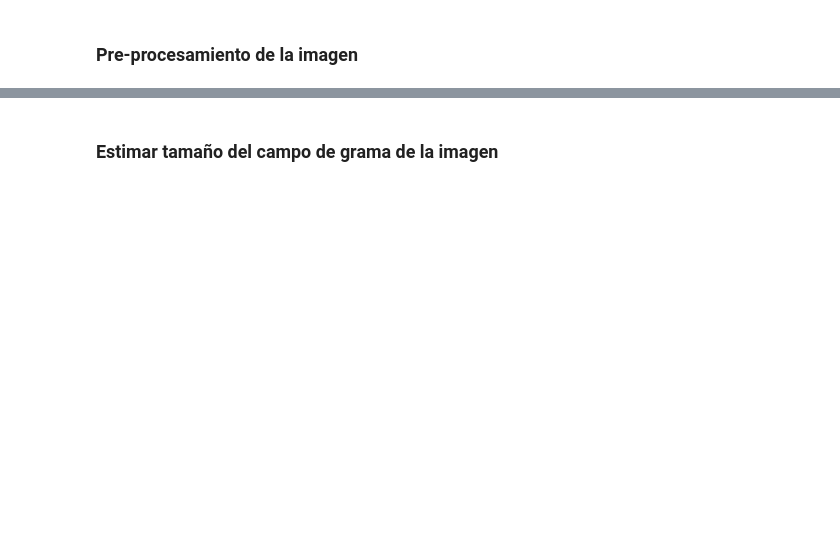
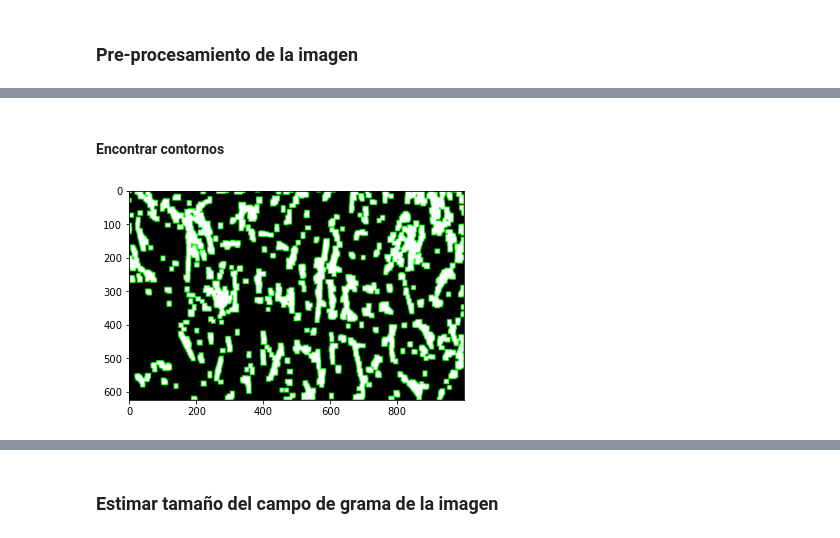
Before and after one commit to nettok/cv2-contar-grama, a Jupyter notebook: experimento02.ipynb, the cells around one changed output, grey strips where cells are left out. Cells and saved outputs as stored; diff of their text form; code cells hidden in the pictures; blank space fills up the shorter version.

```diff
--- a/experimento02.ipynb
+++ b/experimento02.ipynb
@@ -25,0 +49,9 @@ import cv2
+# %% [markdown]
+#### Encontrar contornos
+# %%
+contours, hierarchy = cv2.findContours(dilated, cv2.RETR_TREE, cv2.CHAIN_APPROX_SIMPLE)
+bgr_dilated = cv2.cvtColor(dilated, cv2.COLOR_GRAY2BGR)
+dilated_contours = cv2.drawContours(bgr_dilated, contours, -1, (0, 255, 0), thickness=2)
+plt_show(dilated_contours)
+# %% [output]
+[figure, added]
```
Also changed, not shown: parts of 10 cells of this notebook.
